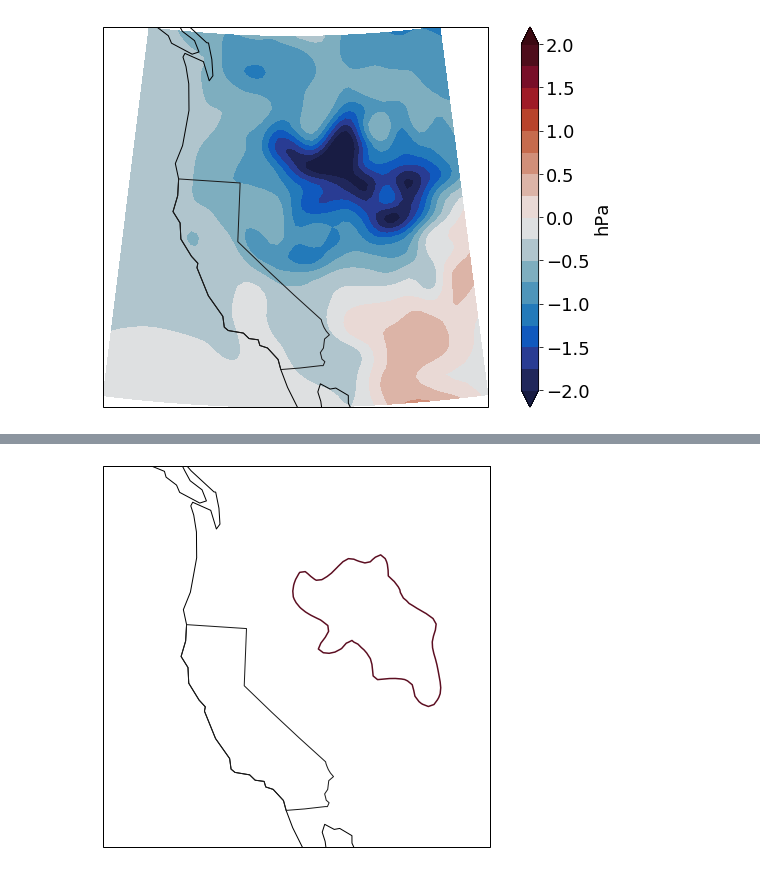
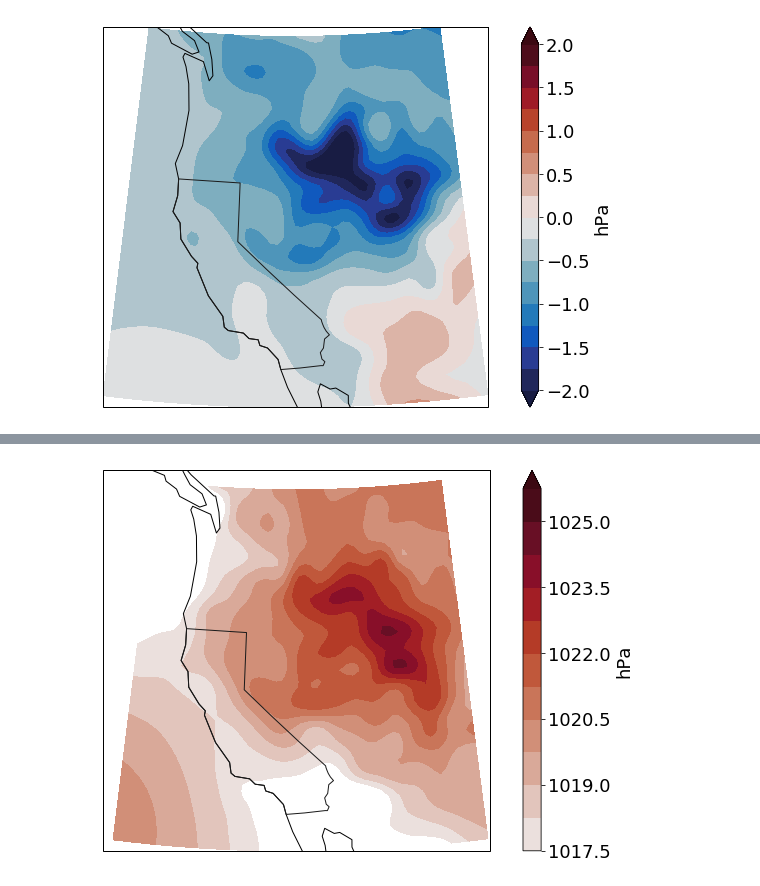
Before and after one commit to bairdlangenbrunner/california-ecoregions-analysis, a Jupyter notebook: notebooks-and-python-scripts/pressure-analysis/monthly-pressure-trends-LENS-cheyenne.ipynb, the cells around one changed output, grey strips where cells are left out. Saved outputs shown, nothing was run; the diff lists cells and outputs as text; code cells hidden in the pictures.

```diff
--- a/notebooks-and-python-scripts/pressure-analysis/monthly-pressure-trends-LENS-cheyenne.ipynb
+++ b/notebooks-and-python-scripts/pressure-analysis/monthly-pressure-trends-LENS-cheyenne.ipynb
@@ -11,6 +11,9 @@ import itertools
 import scipy.ndimage
 import datetime
 import glob
+
+import matplotlib
+matplotlib.rcParams['font.sans-serif'] = ['Arial']
 # %%
 states_gdf = geopandas.read_file('/glade/u/home/baird/_shapefiles/_natural_earth_data/ne_110m_admin_1_states_provinces/ne_110m_admin_1_states_provinces.shp')
 #coastlines_gs = geopandas.GeoSeries.from_file('/Users/baird/Dropbox/_shapefiles/_natural_earth_data/ne_110m_coastline/ne_110m_coastline.shp')
@@ -185,38 +228,38 @@ cbar.set_label('hPa', fontsize=18)
 # %%
 fig = mp.figure(figsize=(12,7))
 
 map_proj = cartopy.crs.LambertConformal(standard_parallels=[lat_lo,lat_hi], \
     central_longitude=0.5*(lon_lo+lon_hi), \
     central_latitude=0.5*(lat_lo+lat_hi))
 
 #map_proj = cartopy.crs.PlateCarree()
 
 lens_proj = cartopy.crs.PlateCarree()
 
 ax = fig.add_subplot(111, projection=map_proj)
 ax.set_extent([lon_lo, lon_hi, lat_lo, lat_hi])
 ax.coastlines()
 ax.add_geometries([ca_gdf.geometry.values[0]], crs=cartopy.crs.PlateCarree(), \
                   facecolor='None', edgecolor='0.1')
 
 field = psl_hist_ondjfm_mean/100.
 xi_smooth = scipy.ndimage.zoom(psl_lon,3)
 yi_smooth = scipy.ndimage.zoom(psl_lat,3)
 field_smooth = scipy.ndimage.zoom(field,3)
 
-clevels = numpy.arange(1020,1031,1.25)
-# psl_map = ax.contourf(xi_smooth,yi_smooth,field_smooth,\
-#                     cmap=cmocean.cm.amp,transform=lens_proj,\
-#                     extend='max', levels=clevels)
-psl_contours = ax.contour(xi_smooth,yi_smooth,field_smooth,\
-                    colors=[cmocean.cm.amp(0.9)],transform=lens_proj,\
-                    extend='max', levels=[1022])
+clevels = numpy.arange(1017.5,1026,0.75)
+psl_map = ax.contourf(xi_smooth,yi_smooth,field_smooth,\
+                    cmap=cmocean.cm.amp,transform=lens_proj,\
+                    extend='max', levels=clevels)
+# psl_contours = ax.contour(xi_smooth,yi_smooth,field_smooth,\
+#                     colors=[cmocean.cm.amp(0.9)],transform=lens_proj,\
+#                     extend='max', levels=[1022])
 
-#cbar = mp.colorbar(psl_map)
+cbar = mp.colorbar(psl_map)
 cbar.ax.tick_params(labelsize=18)
 cbar.set_label('hPa', fontsize=18)
 # %% [output]
-[figure, old version]
+[figure, new version]
 # %%
 fig = mp.figure(figsize=(12,7))
 
```
Also changed, not shown: parts of 13 cells of this notebook, 4 other files.
